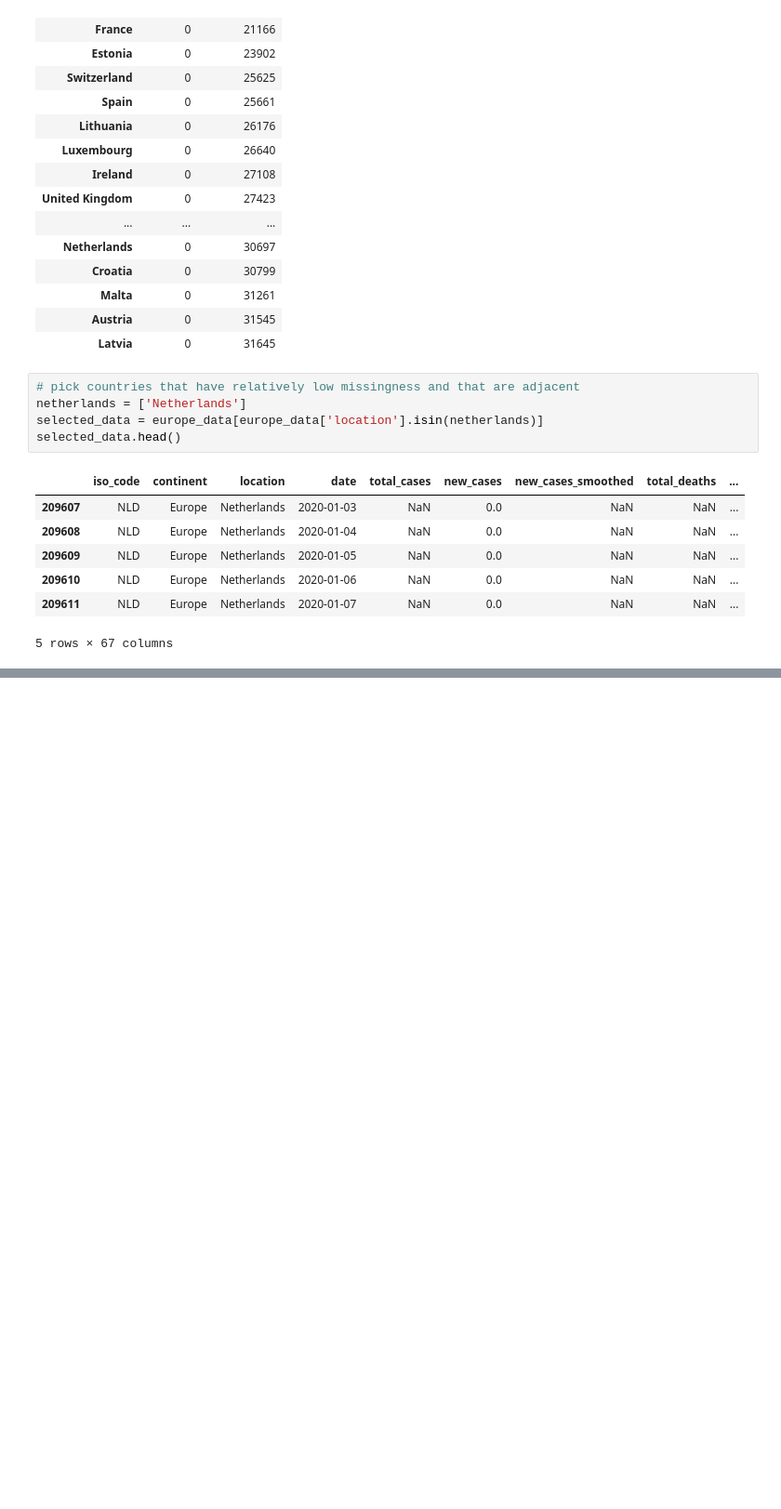
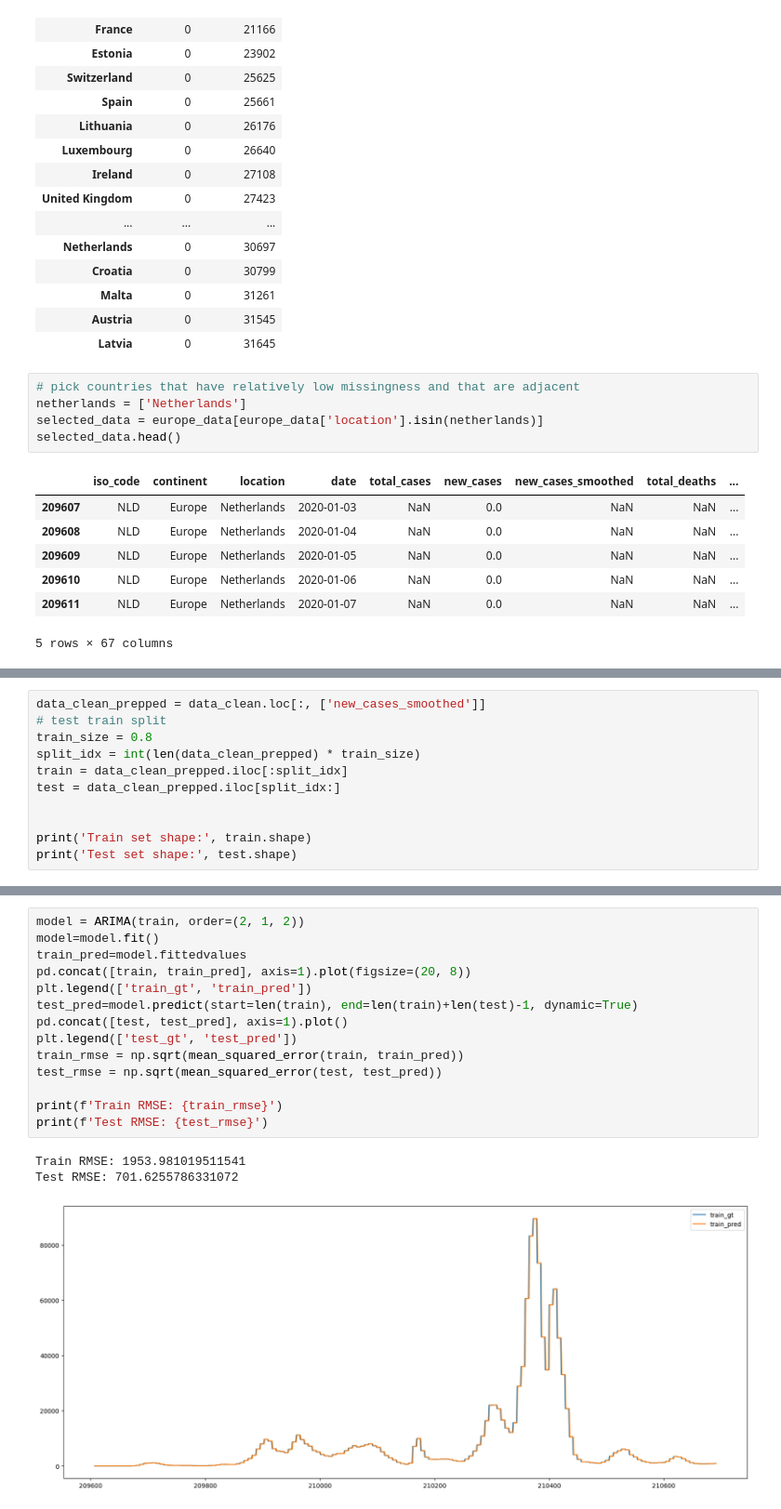
Before and after one commit to FYEH779/Stat-390-Project, a Jupyter notebook: ARIMA_Brian.ipynb, the cells around one changed output, grey strips where cells are left out. Shown: that part at 93% size. Cells and saved outputs as stored; diff of their text form; blank space fills up the shorter version.

```diff
--- a/ARIMA_Brian.ipynb
+++ b/ARIMA_Brian.ipynb
@@ -563,0 +188,11 @@ sns.heatmap( correlation )
+# %%
+data_clean_prepped = data_clean.loc[:, ['new_cases_smoothed']]
+# test train split
+train_size = 0.8
+split_idx = int(len(data_clean_prepped) * train_size)
+train = data_clean_prepped.iloc[:split_idx]
+test = data_clean_prepped.iloc[split_idx:]
+
+
+print('Train set shape:', train.shape)
+print('Test set shape:', test.shape)
@@ -563,0 +273,18 @@ sns.heatmap( correlation )
+# %%
+model = ARIMA(train, order=(2, 1, 2))
+model=model.fit()
+train_pred=model.fittedvalues
+pd.concat([train, train_pred], axis=1).plot(figsize=(20, 8))
+plt.legend(['train_gt', 'train_pred'])
+test_pred=model.predict(start=len(train), end=len(train)+len(test)-1, dynamic=True)
+pd.concat([test, test_pred], axis=1).plot()
+plt.legend(['test_gt', 'test_pred'])
+train_rmse = np.sqrt(mean_squared_error(train, train_pred))
+test_rmse = np.sqrt(mean_squared_error(test, test_pred))
+
+print(f'Train RMSE: {train_rmse}')
+print(f'Test RMSE: {test_rmse}')
+# %% [output]
+Train RMSE: 1953.981019511541
+Test RMSE: 701.6255786331072
+[figure, added]
```
Also changed, not shown: parts of 57 cells of this notebook, 1 other file.
